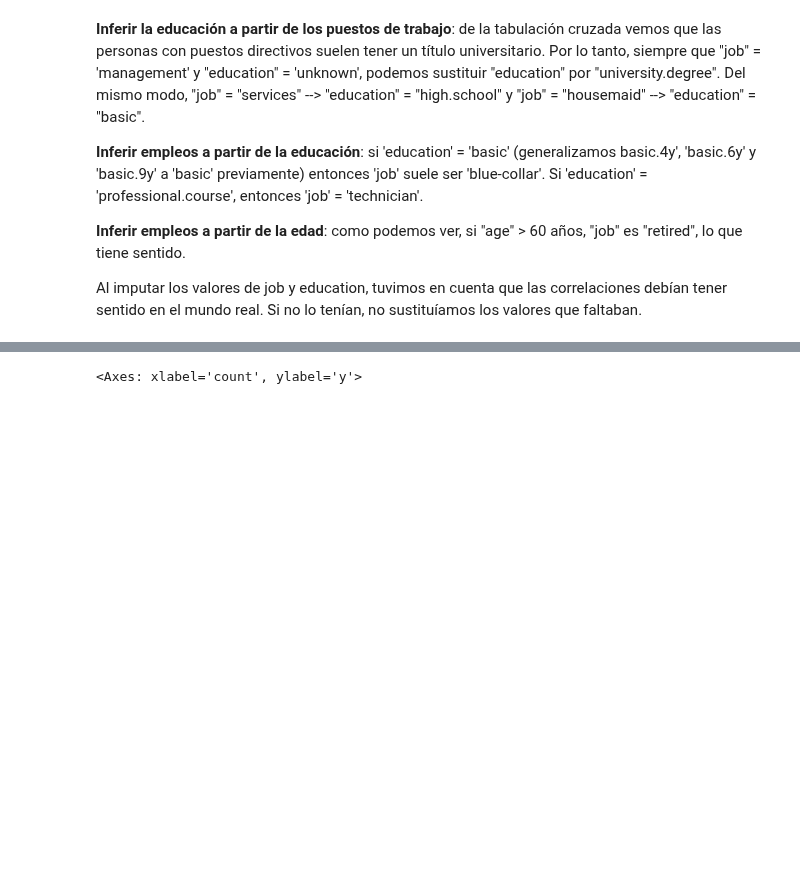
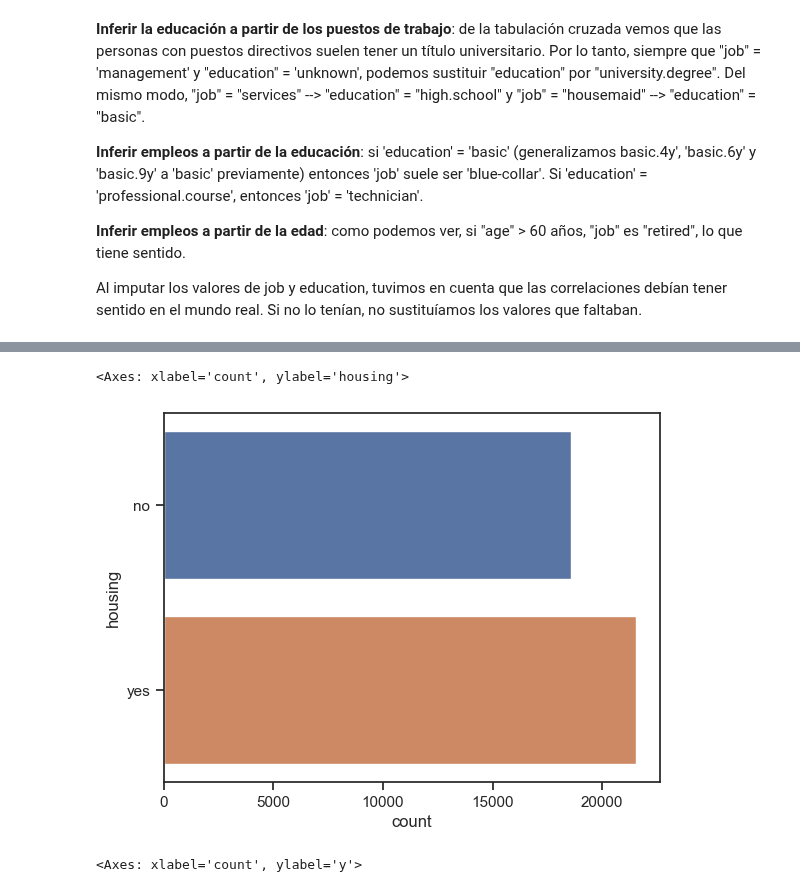
Before and after one commit to andres-mart/Coderhouse, a Jupyter notebook: 10. Estudios de Casos de Modelos Analíticos/Caso_N_1 copy.ipynb, the cells around one changed output, grey strips where cells are left out. Cells and saved outputs as stored; diff of their text form; code cells hidden in the pictures; blank space fills up the shorter version.

```diff
--- a/10. Estudios de Casos de Modelos Analíticos/Caso_N_1 copy.ipynb
+++ b/10. Estudios de Casos de Modelos Analíticos/Caso_N_1 copy.ipynb
@@ -254,6 +277,11 @@ df.describe()
 | 50% | 38.000000 | 180.000000 | 2.000000 | 999.000000 | 0.000000 | 1.100000 | 93.749000 | -41.800000 | ... |
 | 75% | 47.000000 | 320.000000 | 3.000000 | 999.000000 | 0.000000 | 1.400000 | 93.994000 | -36.400000 | ... |
 | max | 98.000000 | 4918.000000 | 43.000000 | 999.000000 | 7.000000 | 1.400000 | 94.767000 | -26.900000 | ... |
+# %%
+sns.countplot(y="housing", data=df)
+# %% [output]
+<Axes: xlabel='count', ylabel='housing'>
+[figure, added]
 # %%
 sns.countplot(y="y", data=df)
 # %% [output]
```
Also changed, not shown: parts of 8 cells of this notebook.
